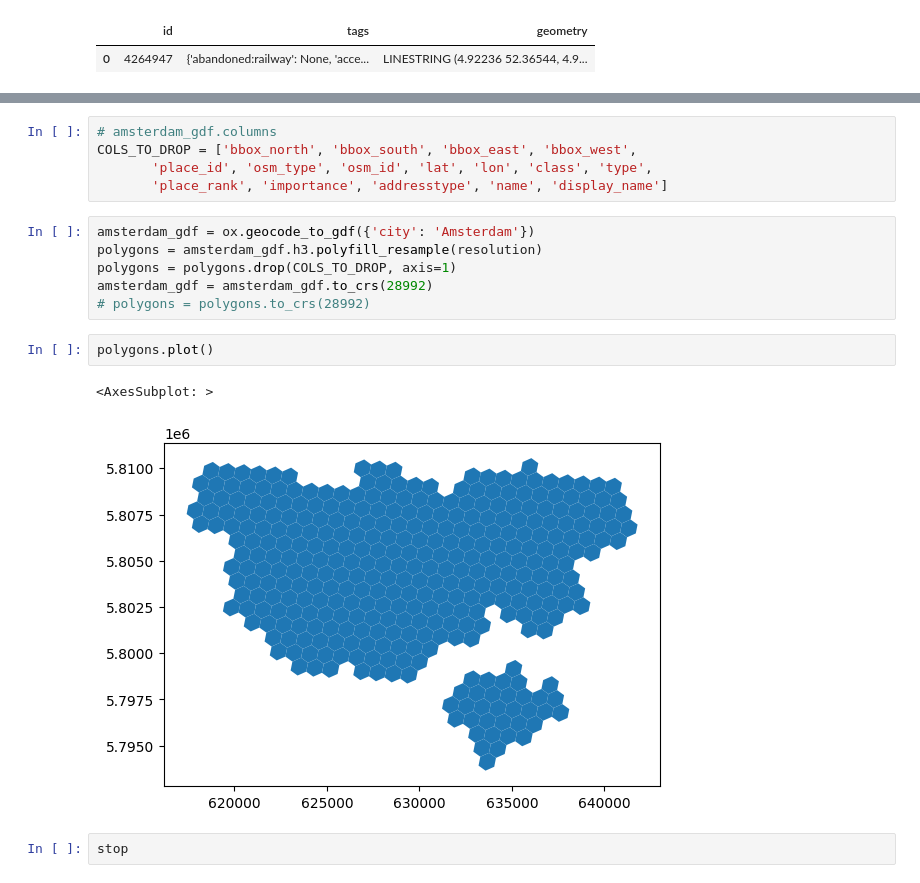
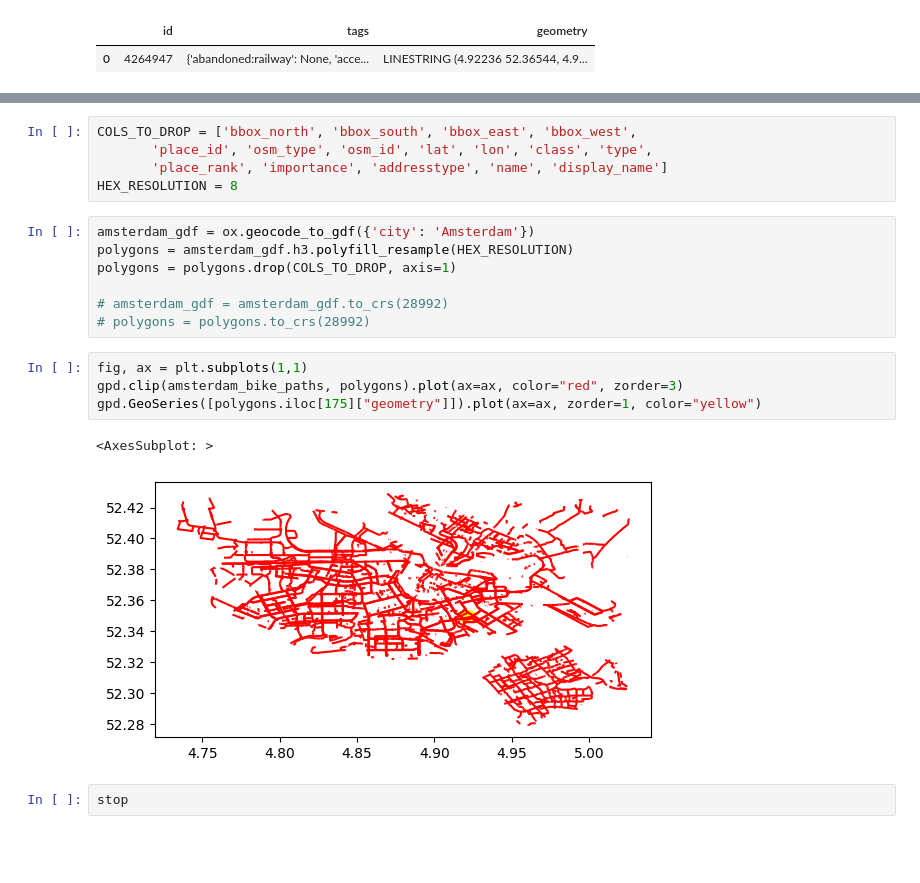
Before and after one commit to juliamorka/bike-paths-analysis, a Jupyter notebook: dev.ipynb, the cells around one changed output, grey strips where cells are left out. Drawn from its saved outputs; the diff is of its cells as text; blank space fills up the shorter version.

```diff
--- a/dev.ipynb
+++ b/dev.ipynb
@@ -47,19 +33,22 @@ amsterdam_gdf.h3.polyfill_resample(resolution).plot()
 # %%
-# amsterdam_gdf.columns
 COLS_TO_DROP = ['bbox_north', 'bbox_south', 'bbox_east', 'bbox_west',
        'place_id', 'osm_type', 'osm_id', 'lat', 'lon', 'class', 'type',
        'place_rank', 'importance', 'addresstype', 'name', 'display_name']
+HEX_RESOLUTION = 8
 # %%
 amsterdam_gdf = ox.geocode_to_gdf({'city': 'Amsterdam'})
-polygons = amsterdam_gdf.h3.polyfill_resample(resolution)
+polygons = amsterdam_gdf.h3.polyfill_resample(HEX_RESOLUTION)
 polygons = polygons.drop(COLS_TO_DROP, axis=1)
-amsterdam_gdf = amsterdam_gdf.to_crs(28992)
+
+# amsterdam_gdf = amsterdam_gdf.to_crs(28992)
 # polygons = polygons.to_crs(28992)
-# %%
-polygons.plot()
-# %% [output]
-<AxesSubplot: >
-[figure, removed]
+# %%
+fig, ax = plt.subplots(1,1)
+gpd.clip(amsterdam_bike_paths, polygons).plot(ax=ax, color="red", zorder=3)
+gpd.GeoSeries([polygons.iloc[175]["geometry"]]).plot(ax=ax, zorder=1, color="yellow")
+# %% [output]
+<AxesSubplot: >
+[figure, added]
 # %%
 stop
 # %% [output]
```
Also changed, not shown: parts of 39 cells of this notebook, 3 other files.
